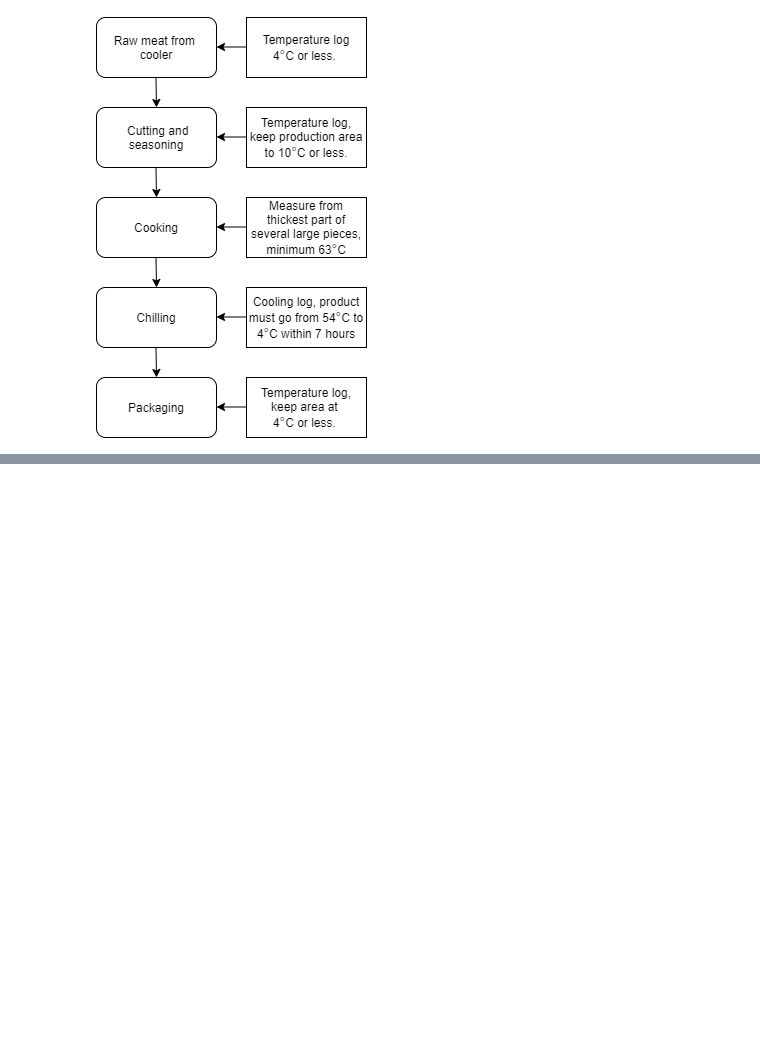
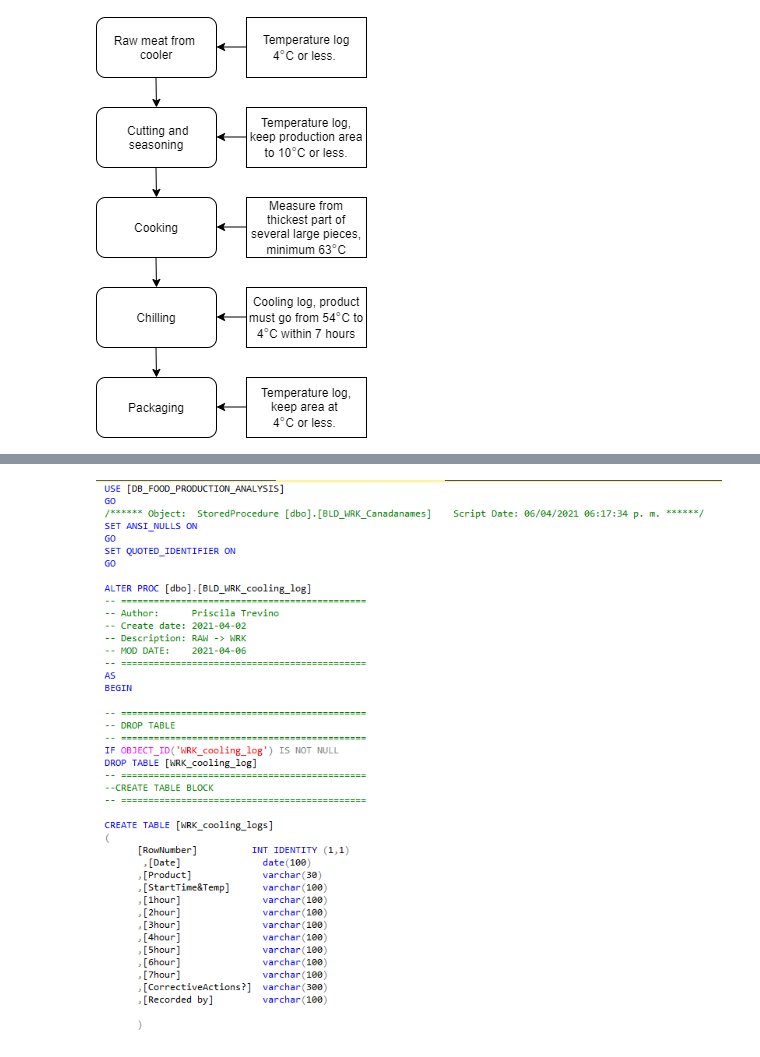
Before and after one commit to pristdata/prisdata.github.io, a Jupyter notebook: Notebooks/food_data_analysis.ipynb, the cells around one changed output, grey strips where cells are left out. Saved outputs shown, nothing was run; the diff lists cells and outputs as text; code cells hidden in the pictures; blank space fills up the shorter version.

```diff
--- a/Notebooks/food_data_analysis.ipynb
+++ b/Notebooks/food_data_analysis.ipynb
@@ -33,0 +37,5 @@ Image(filename='diagram.png')
+# %%
+os.chdir('C:\\Users\\trevp\\Desktop\\Python Projects\\pristdata.github.io\\img')
+Image(filename='SQL.png')
+# %% [output]
+[figure, added]
```
Also changed, not shown: parts of 10 cells of this notebook, 4 other files.
